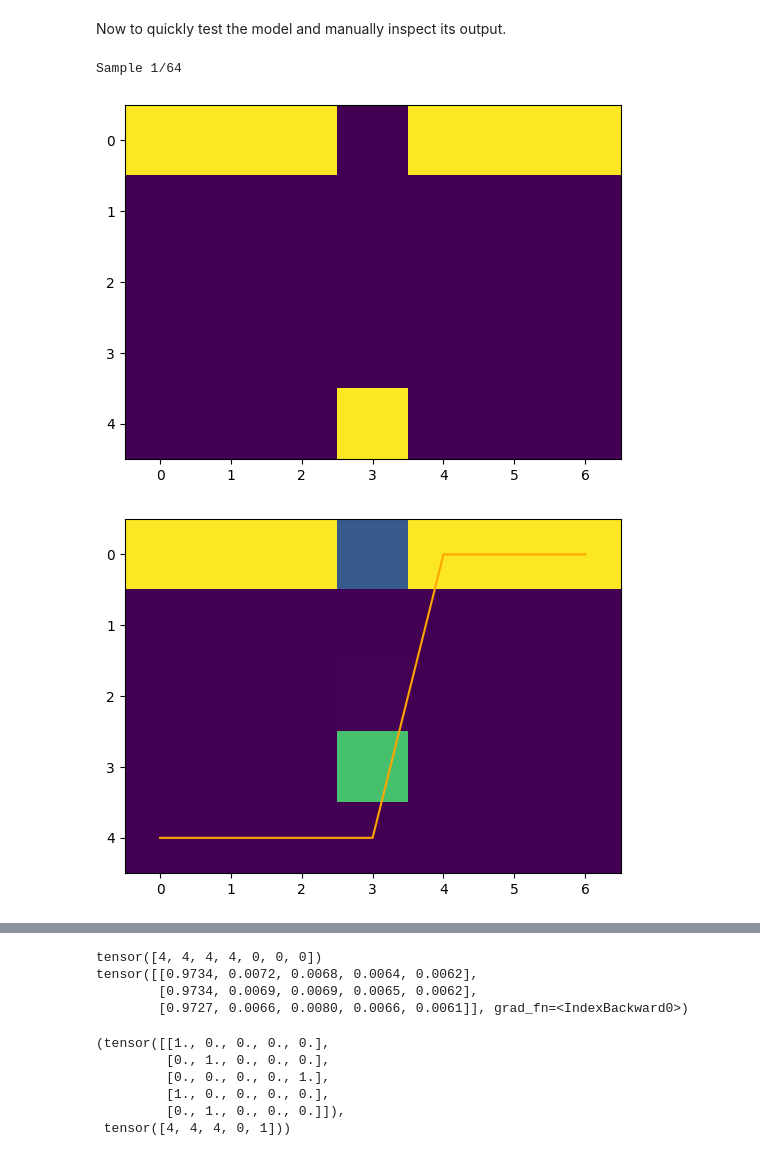
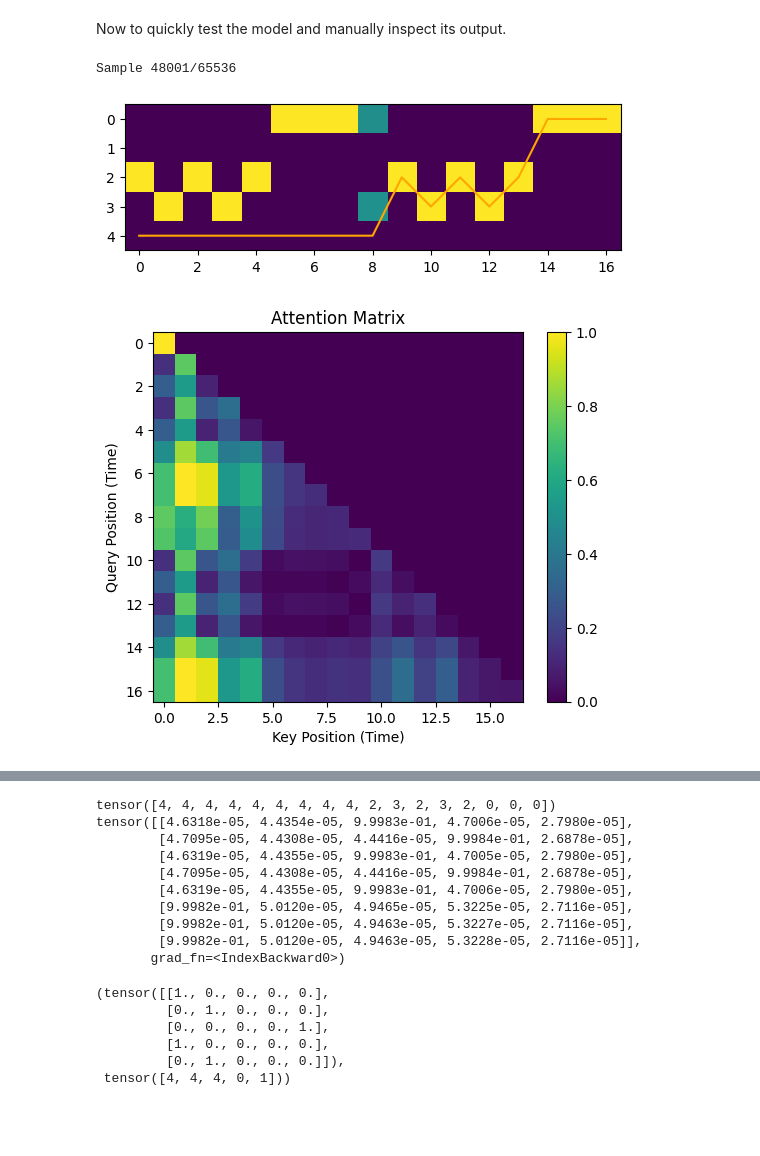
Before and after one commit to IanPTan/MoPeA, a Jupyter notebook: src/rote_test.ipynb, the cells around one changed output, grey strips where cells are left out. Saved outputs shown, nothing was run; the diff lists cells and outputs as text; code cells hidden in the pictures; blank space fills up the shorter version.

```diff
--- a/src/rote_test.ipynb
+++ b/src/rote_test.ipynb
@@ -77,14 +77,14 @@ tensor([[4, 4, 4, 4, 4, 3, 3, 3, 3]])
 Make a training dataloader. Don't bother splitting dataset because if the model has nonfunctioning memory then it can't even overfit to begin with. Four directions and wait time in range(9). Also make the model, just 1 block, and make the criterion and optimizer.
 # %%
 DIRECTIONS = 4
-SEQ_LEN = 3
+SEQ_LEN = 8
 
 
 
 #dataset = ODRDataset(DIRECTIONS, 10, 20)
 dataset = RoteDataset(DIRECTIONS, SEQ_LEN)
-dataloader = DataLoader(dataset, batch_size=1, shuffle=True)
-model = mm.MoPeAModel(DIRECTIONS + 1, DIRECTIONS * SEQ_LEN * 2, DIRECTIONS + 1, DIRECTIONS, depth=1)
+dataloader = DataLoader(dataset, batch_size=64, shuffle=True)
+model = mm.MoPeAModel(DIRECTIONS + 1, DIRECTIONS * 2, DIRECTIONS + 1, DIRECTIONS, depth=1)
 
 raw_criterion = nn.CrossEntropyLoss(reduction="none")
 def criterion(outputs, labels):
@@ -178,8 +178,8 @@ Now to quickly test the model and manually inspect its output.
 # %%
 EXAMPLE_INDEX = -1
 # %%
-#EXAMPLE_INDEX = 38
-EXAMPLE_INDEX += 1
+EXAMPLE_INDEX = 48000
+#EXAMPLE_INDEX += 1
 if EXAMPLE_INDEX >= len(dataset):
     EXAMPLE_INDEX = 0
 print(f"Sample {EXAMPLE_INDEX + 1}/{len(dataset)}")
@@ -196,35 +196,35 @@ k_sample = k[0].detach()[0]
 q_mag = pt.norm(q_sample, dim=-1, keepdim=True)
 k_mag = pt.norm(k_sample, dim=-1, keepdim=True)
 q_normalized = q_sample / (q_mag + 1e-8)
 k_normalized = k_sample / (k_mag + 1e-8)
 d_k = q_sample.shape[-1]
 
 #scores = pt.matmul(q_sample, k_sample..T) / (d_k ** 0.5)
 scores = pt.matmul(q_normalized, k_normalized.T).abs()
 mask = pt.tril(pt.ones_like(scores))
 #scores = scores.masked_fill(mask == 0, float('-inf'))
 scores = scores.masked_fill(mask == 0, 0)
 #att_matrix = pt.softmax(scores, dim=-1)
 att_matrix = scores / scores.sum(dim=-1)
 #att_matrix = scores
 
-plt.imshow(x[0].T)
-plt.show()
+#plt.imshow(x[0].T)
+#plt.show()
 
 plt.imshow(y[0].detach().T)
 plt.plot(labels[0], color="orange")
 plt.show()
 
 plt.imshow(att_matrix, vmin=0, vmax=1)
 plt.colorbar()
 plt.title("Attention Matrix")
 plt.xlabel("Key Position (Time)")
 plt.ylabel("Query Position (Time)")
 plt.show()
 
 print(labels[0])
 print(y[0][labels[0]!=labels.max()])
 # %% [output]
-Sample 1/64
+Sample 48001/65536
-[figure, old version]
+[figure, new version]
-[figure, old version]
+[figure, new version]
@@ -232,7 +231,13 @@ Sample 1/64
-tensor([4, 4, 4, 4, 0, 0, 0])
-tensor([[0.9734, 0.0072, 0.0068, 0.0064, 0.0062],
-        [0.9734, 0.0069, 0.0069, 0.0065, 0.0062],
-        [0.9727, 0.0066, 0.0080, 0.0066, 0.0061]], grad_fn=<IndexBackward0>)
+tensor([4, 4, 4, 4, 4, 4, 4, 4, 4, 2, 3, 2, 3, 2, 0, 0, 0])
+tensor([[4.6318e-05, 4.4354e-05, 9.9983e-01, 4.7006e-05, 2.7980e-05],
+        [4.7095e-05, 4.4308e-05, 4.4416e-05, 9.9984e-01, 2.6878e-05],
+        [4.6319e-05, 4.4355e-05, 9.9983e-01, 4.7005e-05, 2.7980e-05],
+        [4.7095e-05, 4.4308e-05, 4.4416e-05, 9.9984e-01, 2.6878e-05],
+        [4.6319e-05, 4.4355e-05, 9.9983e-01, 4.7006e-05, 2.7980e-05],
+        [9.9982e-01, 5.0120e-05, 4.9465e-05, 5.3225e-05, 2.7116e-05],
+        [9.9982e-01, 5.0120e-05, 4.9463e-05, 5.3227e-05, 2.7116e-05],
+        [9.9982e-01, 5.0120e-05, 4.9463e-05, 5.3228e-05, 2.7116e-05]],
+       grad_fn=<IndexBackward0>)
 # %%
 dataset[0][1]
 gen_seq(4, 2, 1)
```
Also changed, not shown: parts of 6 cells of this notebook, 5 other files.
